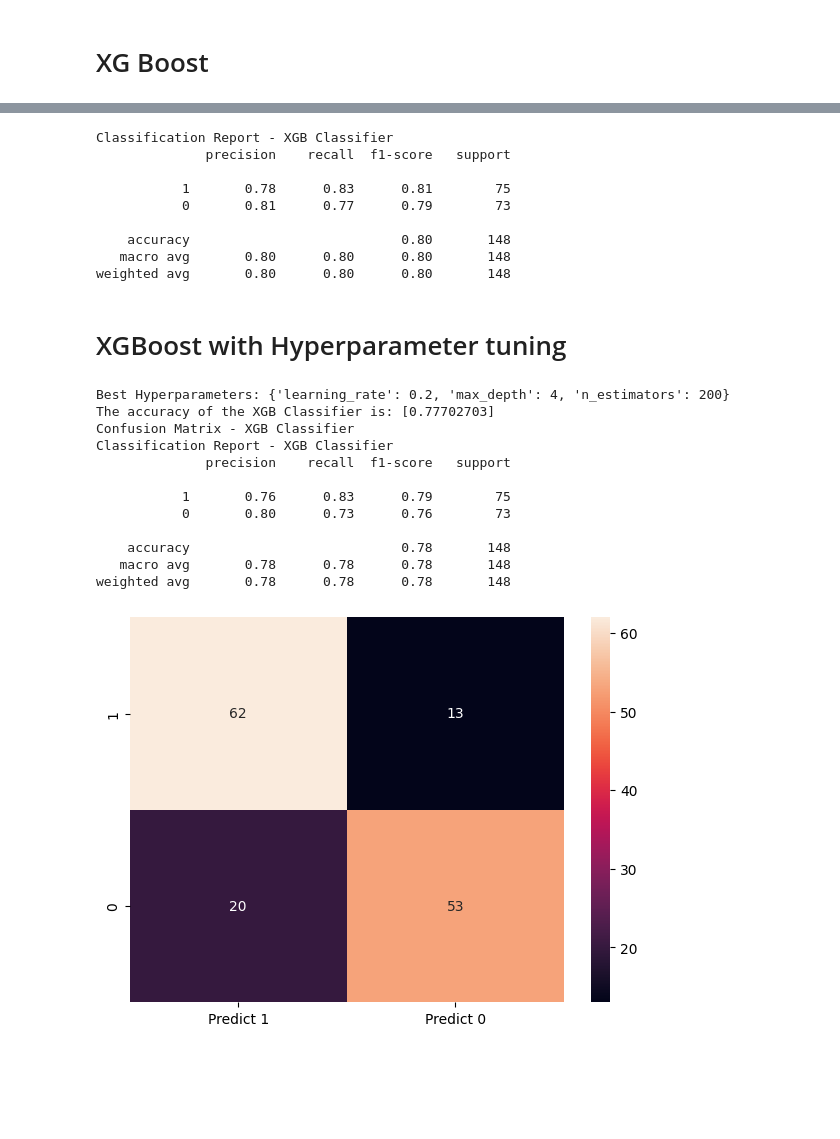
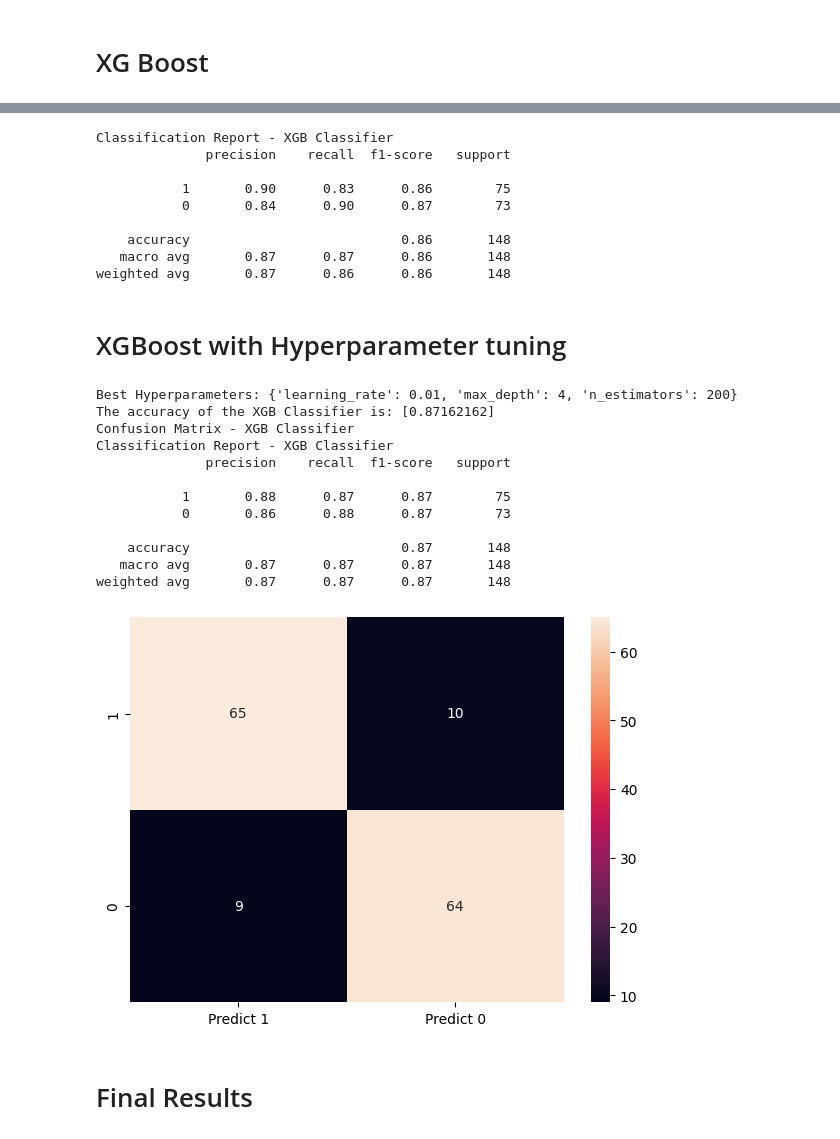
Before and after one commit to tomasfgon/Predictive-models-Parkinson, a Jupyter notebook: src/italian_modeling.ipynb, the cells around one changed output, grey strips where cells are left out. Saved outputs shown, nothing was run; the diff lists cells and outputs as text; code cells hidden in the pictures; blank space fills up the shorter version.

Commit message:
code cleaning, small changes and test without feature reduction

```diff
--- a/src/italian_modeling.ipynb
+++ b/src/italian_modeling.ipynb
@@ -19,8 +19,19 @@ from xgboost import XGBClassifier
 from sklearn.metrics import make_scorer, accuracy_score, confusion_matrix, classification_report, roc_auc_score
 from sklearn import metrics
 import os
+# %%
+final_results_df = pd.DataFrame(columns=('accuracy', 'precision', 'recall', 'f1-score'))
+# %%
+#save values to final table
+def saveMetricsFinalDf(name, y_test, y_predict):
+    final_accuracy = round(classification_report(y_test, y_predict, labels=[1, 0], output_dict=True)['accuracy'],2)
+    final_precision = round(classification_report(y_test, y_predict, labels=[1, 0], output_dict=True)['weighted avg']['precision'],2)
+    final_recall = round(classification_report(y_test, y_predict, labels=[1, 0], output_dict=True)['weighted avg']['recall'],2)
+    final_f1score = round(classification_report(y_test, y_predict, labels=[1, 0], output_dict=True)['weighted avg']['f1-score'],2)
+    final_results_df.loc[name] = [final_accuracy, final_precision, final_recall, final_f1score]
 # %% [markdown]
 # Model Building
 # %%
 features_df = pd.read_csv("../data/tables/italian_features.csv")
-reduced_features_df = pd.read_csv("../data/tables/italian_reduced_features.csv")
+reduced_features_df = pd.read_csv("../data/tables/italian_features.csv")
+reduced_features_df=reduced_features_df.drop(['PD'],axis=1)
@@ -222,0 +259,4 @@ Name: PD, Length: 148, dtype: float64
+# %%
+# Call Nearest Neighbour algorithm and fit the model on train data
+NNH = KNeighborsClassifier(n_neighbors= 5 , weights = 'distance' )
+NNH.fit(X_train, np.ravel(y_train,order='C'))
@@ -708,16 +791,18 @@ Confusion Matrix - XGB Classifier
 # %%
 print("Classification Report - XGB Classifier")
 print(metrics.classification_report(y_test, y_predict_XGB, labels=[1, 0]))
+
+saveMetricsFinalDf('XGBoost', y_test, y_predict_XGB)
 # %% [output]
 Classification Report - XGB Classifier
               precision    recall  f1-score   support
 
-           1       0.78      0.83      0.81        75
-           0       0.81      0.77      0.79        73
+           1       0.90      0.83      0.86        75
+           0       0.84      0.90      0.87        73
 
-    accuracy                           0.80       148
-   macro avg       0.80      0.80      0.80       148
-weighted avg       0.80      0.80      0.80       148
+    accuracy                           0.86       148
+   macro avg       0.87      0.87      0.86       148
+weighted avg       0.87      0.86      0.86       148
 # %% [markdown]
 # XGBoost with Hyperparameter tuning
 # %%
@@ -745,42 +830,47 @@ grid_search.fit(X_train, y_train)
 # Get the best hyperparameters
 best_params = grid_search.best_params_
 print("Best Hyperparameters:", best_params)
 
 # Get the best XGBClassifier model
 best_model = grid_search.best_estimator_
 
 # Fit the best model on the training data
 best_model.fit(X_train, y_train)
 
 
 # Make predictions on the test set
-y_predict_XGB = best_model.predict(X_test)
+y_predict_XGB_2 = best_model.predict(X_test)
 
 # Print the accuracy of the best model on the test set
-accuracy = accuracy_score(y_test, y_predict_XGB)
+accuracy = accuracy_score(y_test, y_predict_XGB_2)
 print('The accuracy of the XGB Classifier is: [%.8f]' % accuracy)
 
 # Compute and print the confusion matrix
 print("Confusion Matrix - XGB Classifier")
-cm = confusion_matrix(y_test, y_predict_XGB, labels=[1, 0])
+cm = confusion_matrix(y_test, y_predict_XGB_2, labels=[1, 0])
 df_cm = pd.DataFrame(cm, index=["1", "0"], columns=["Predict 1", "Predict 0"])
 plt.figure(figsize=(7, 5))
 sns.heatmap(df_cm, annot=True)
 
 # Print the classification report
 print("Classification Report - XGB Classifier")
-print(classification_report(y_test, y_predict_XGB, labels=[1, 0]))
+print(classification_report(y_test, y_predict_XGB_2, labels=[1, 0]))
+
+
+saveMetricsFinalDf('XGBoost (HPT)', y_test, y_predict_XGB_2)
 # %% [output]
-Best Hyperparameters: {'learning_rate': 0.2, 'max_depth': 4, 'n_estimators': 200}
-The accuracy of the XGB Classifier is: [0.77702703]
+Best Hyperparameters: {'learning_rate': 0.01, 'max_depth': 4, 'n_estimators': 200}
+The accuracy of the XGB Classifier is: [0.87162162]
 Confusion Matrix - XGB Classifier
 Classification Report - XGB Classifier
               precision    recall  f1-score   support
 
-           1       0.76      0.83      0.79        75
-           0       0.80      0.73      0.76        73
+           1       0.88      0.87      0.87        75
+           0       0.86      0.88      0.87        73
 
-    accuracy                           0.78       148
-   macro avg       0.78      0.78      0.78       148
-weighted avg       0.78      0.78      0.78       148
+    accuracy                           0.87       148
+   macro avg       0.87      0.87      0.87       148
+weighted avg       0.87      0.87      0.87       148
-[figure, old version]
+[figure, new version]
+# %% [markdown]
+# Final Results
```
Also changed, not shown: parts of 38 cells of this notebook, 1 other file.
